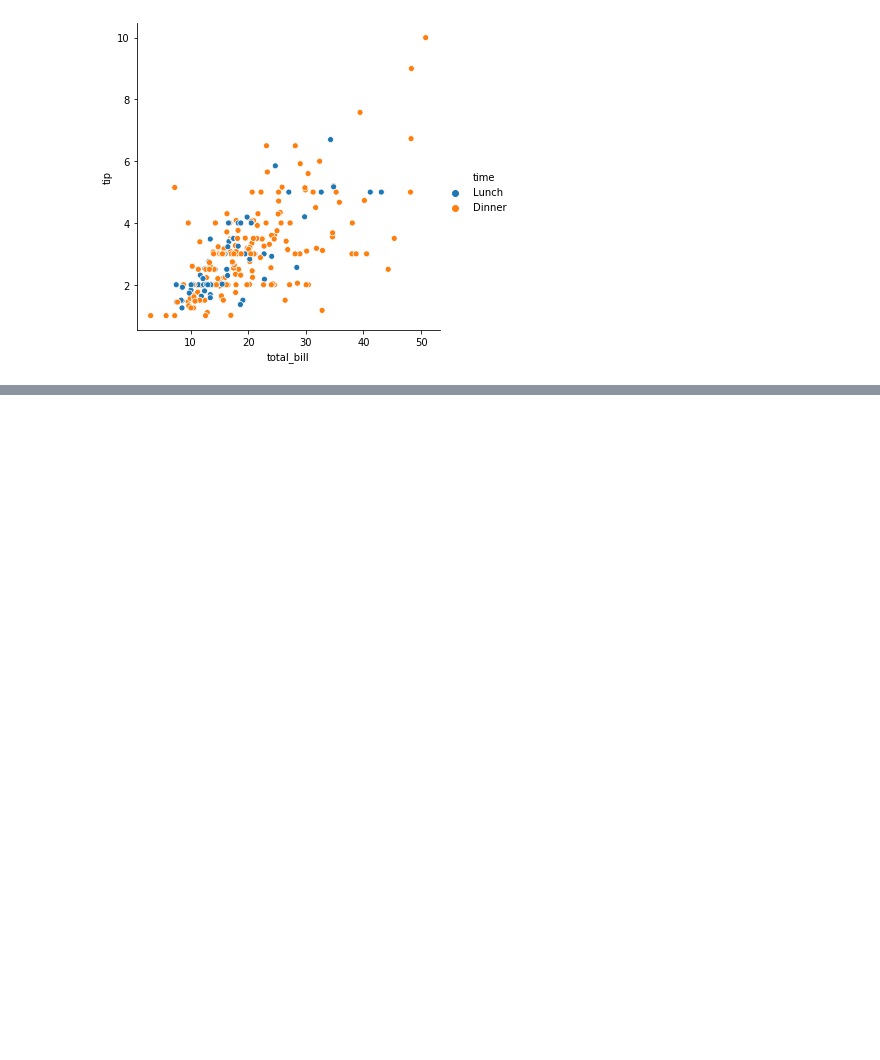
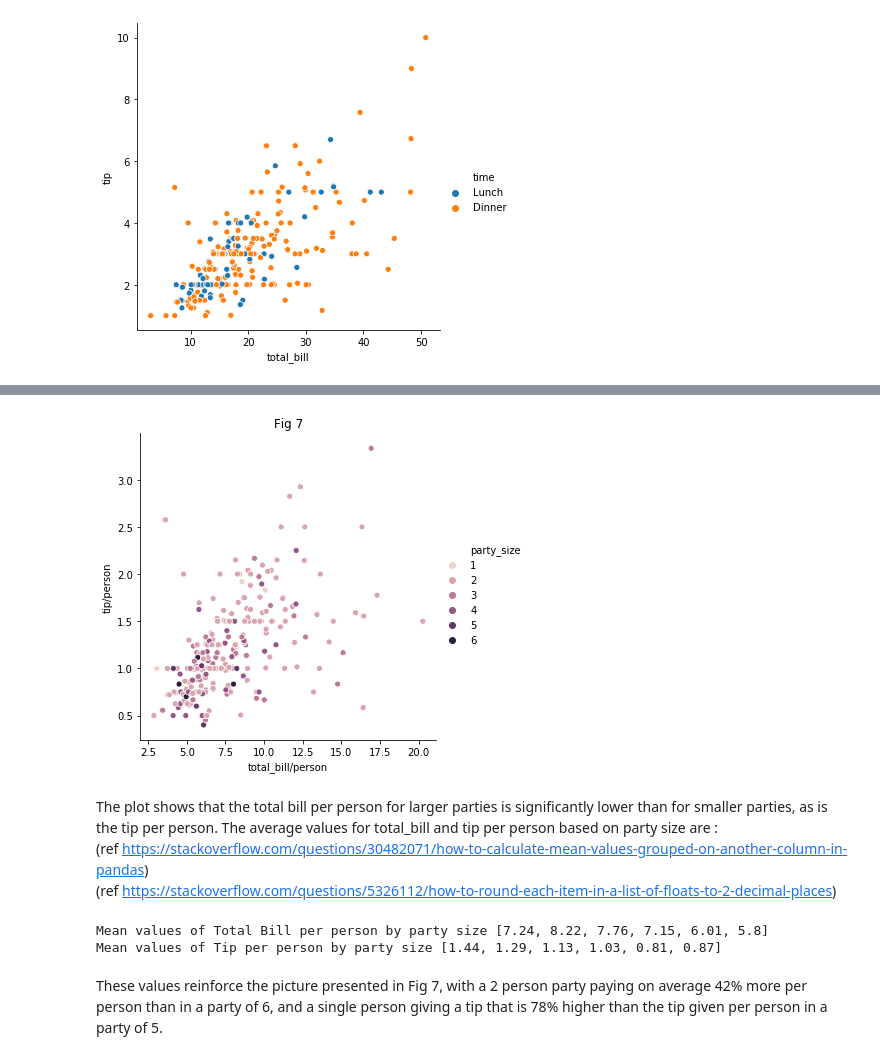
Before and after one commit to NigelSlack/Fundamentals-of-Data-Analysis, a Jupyter notebook: jupyter_notebook.ipynb, the cells around one changed output, grey strips where cells are left out. Cells and saved outputs as stored; diff of their text form; code cells hidden in the pictures; blank space fills up the shorter version.

```diff
--- a/jupyter_notebook.ipynb
+++ b/jupyter_notebook.ipynb
@@ -123,0 +152,25 @@ As might be expected, the lower value of total bills are dominated by the smalle
+# %%
+df['tip/person'] = df['tip']/df['party_size']
+df['total_bill/person'] = df['total_bill']/df['party_size']
+columnNames = list(df.head(0))
+sns.relplot(x=columnNames[7],y=columnNames[8],hue=columnNames[6],data=df,legend="full")
+plt.title('Fig 7')
+plt.show()
+# %% [output]
+[figure, added]
+# %% [markdown]
+The plot shows that the total bill per person for larger parties is significantly lower than for smaller parties, as is the tip per person. The average values for total_bill and tip per person based on party size are :
+(ref https://stackoverflow.com/questions/30482071/how-to-calculate-mean-values-grouped-on-another-column-in-pandas)
+(ref https://stackoverflow.com/questions/5326112/how-to-round-each-item-in-a-list-of-floats-to-2-decimal-places)
+# %%
+mean_list=list(df.groupby(columnNames[6])[columnNames[7]].mean())
+means = [ round(elem, 2) for elem in mean_list ]
+print ("Mean values of Total Bill per person by party size",  means)
+mean_list=list(df.groupby(columnNames[6])[columnNames[8]].mean())
+means = [ round(elem, 2) for elem in mean_list ]
+print ("Mean values of Tip per person by party size",  means)
+# %% [output]
+Mean values of Total Bill per person by party size [7.24, 8.22, 7.76, 7.15, 6.01, 5.8]
+Mean values of Tip per person by party size [1.44, 1.29, 1.13, 1.03, 0.81, 0.87]
+# %% [markdown]
+These values reinforce the picture presented in Fig 7, with a 2 person party paying on average 42% more per person than in a party of 6, and a single person giving a tip that is 78% higher than the tip given per person in a party of 5.
```
Also changed, not shown: parts of 12 cells of this notebook.
